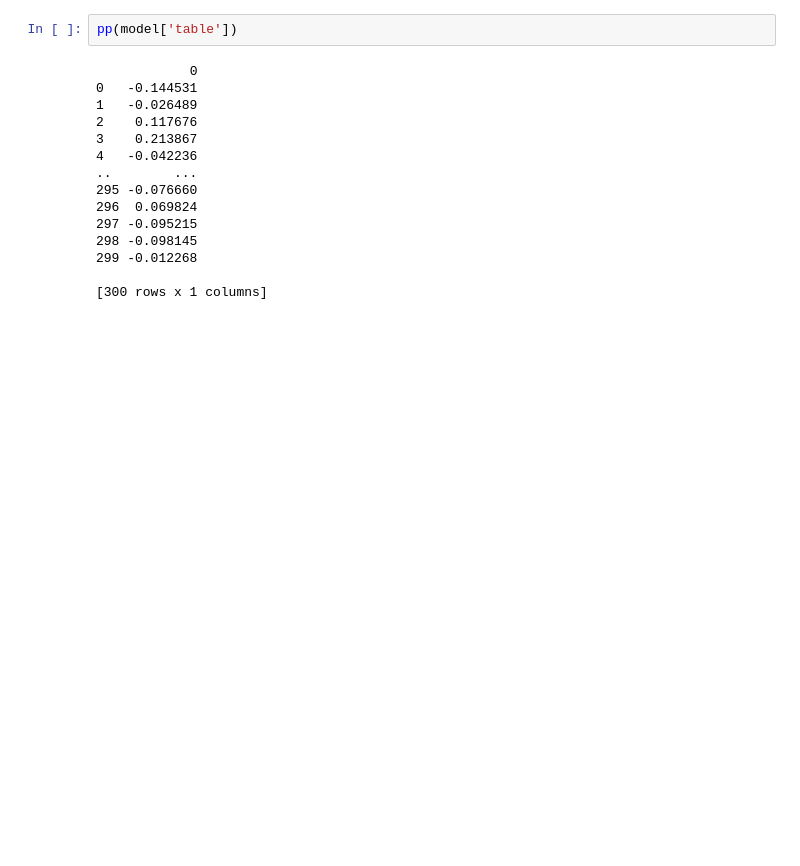
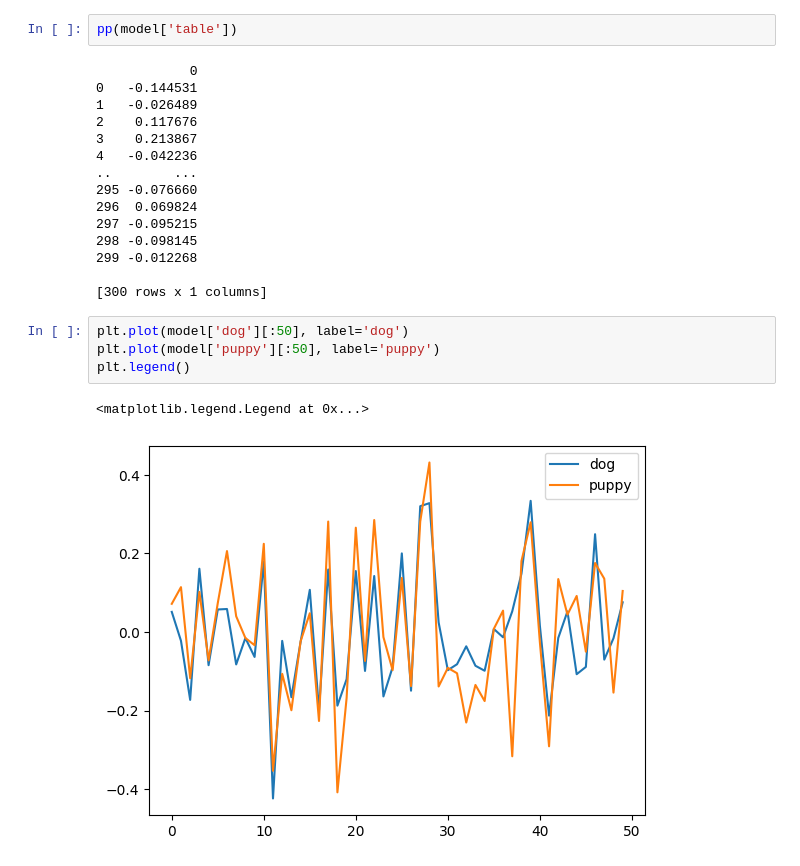
Before and after one commit to Seikened/semestre_v, a Jupyter notebook: procesamiento_lenguaje/embbedings.ipynb, the cells around one changed output. Drawn from its saved outputs; the diff is of its cells as text; blank space fills up the shorter version.

```diff
--- a/procesamiento_lenguaje/embbedings.ipynb
+++ b/procesamiento_lenguaje/embbedings.ipynb
@@ -30,3 +30,10 @@ pp(model['table'])
 299 -0.012268
 
 [300 rows x 1 columns]
+# %%
+plt.plot(model['dog'][:50], label='dog')
+plt.plot(model['puppy'][:50], label='puppy')
+plt.legend()
+# %% [output]
+<matplotlib.legend.Legend at 0x...>
+[figure, added]
```
Also changed, not shown: parts of 1 cell of this notebook.
